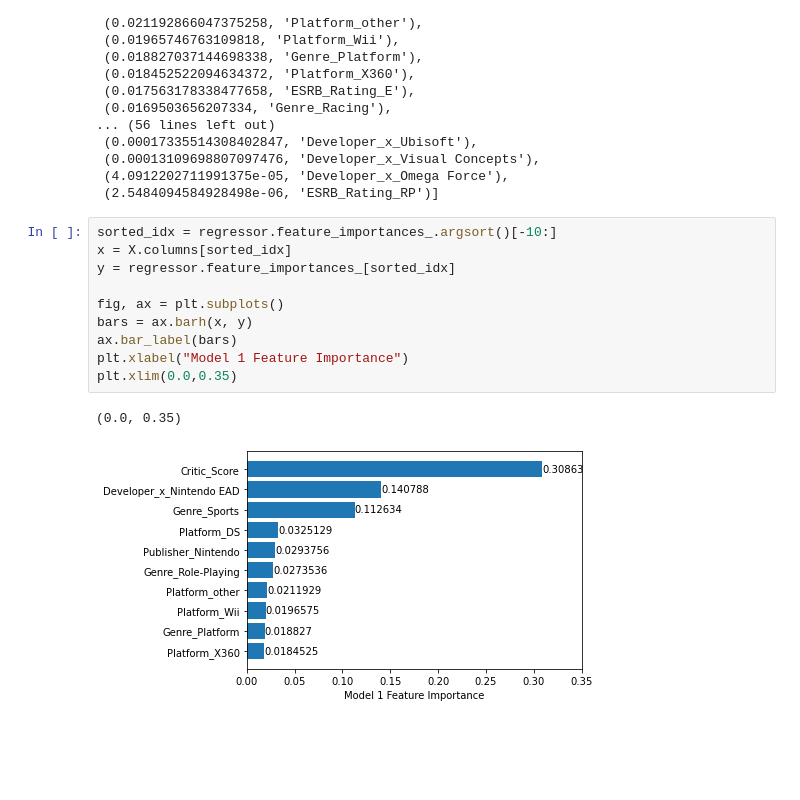
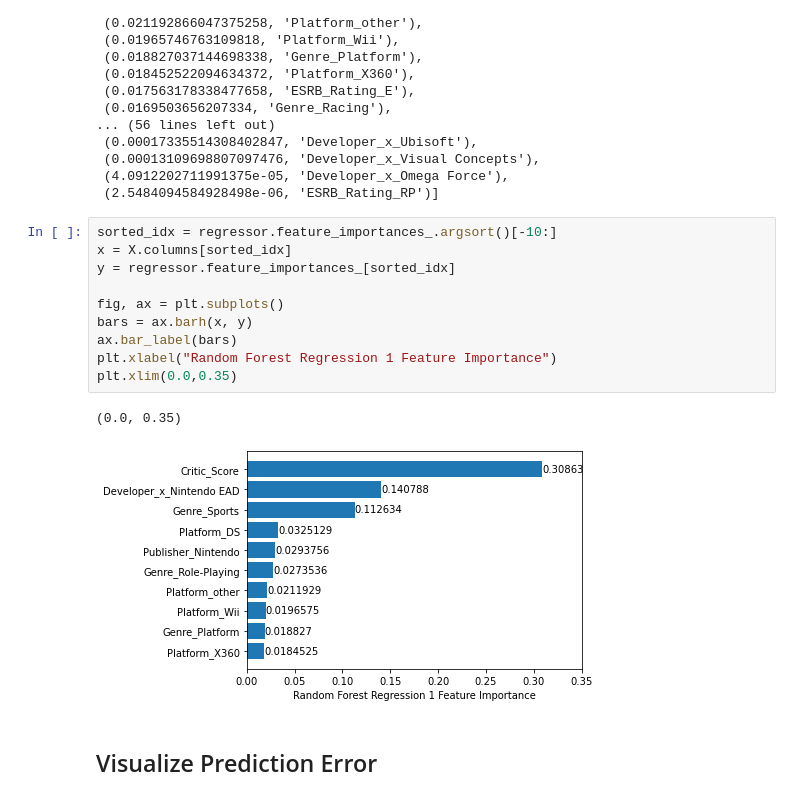
Before and after one commit to kntln/Video_Games_Sales, a Jupyter notebook: ML_RandomForestRegression_1.ipynb, the cells around one changed output. Saved outputs shown, nothing was run; the diff lists cells and outputs as text; blank space fills up the shorter version.

```diff
--- a/ML_RandomForestRegression_1.ipynb
+++ b/ML_RandomForestRegression_1.ipynb
@@ -462,13 +462,15 @@ sorted(zip(regressor.feature_importances_, X.columns), reverse=True)
 # %%
 sorted_idx = regressor.feature_importances_.argsort()[-10:]
 x = X.columns[sorted_idx]
 y = regressor.feature_importances_[sorted_idx]
 
 fig, ax = plt.subplots()
 bars = ax.barh(x, y)
 ax.bar_label(bars)
-plt.xlabel("Model 1 Feature Importance")
+plt.xlabel("Random Forest Regression 1 Feature Importance")
 plt.xlim(0.0,0.35)
 # %% [output]
 (0.0, 0.35)
-[figure, old version]
+[figure, new version]
+# %% [markdown]
+## Visualize Prediction Error
```
Also changed, not shown: parts of 2 cells of this notebook, 4 other files.
